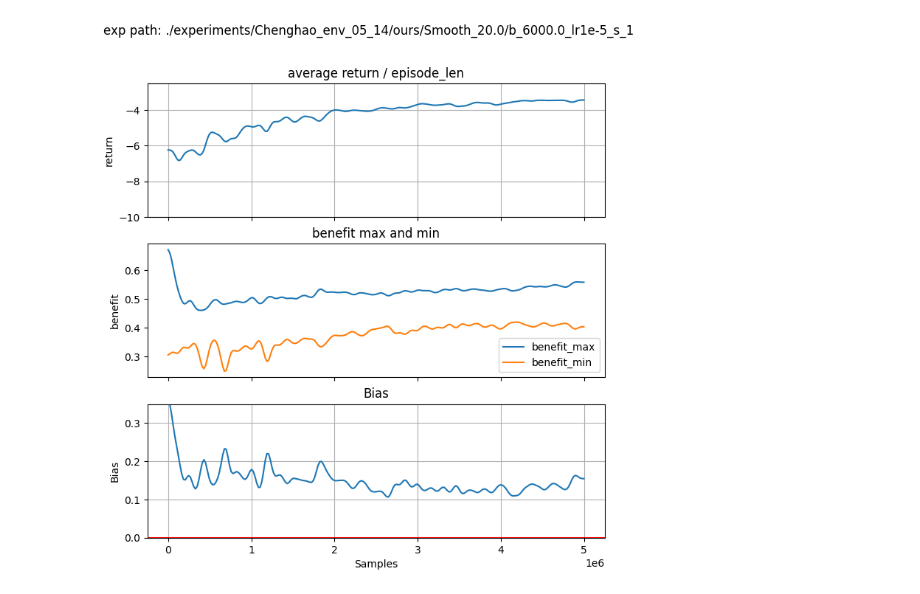
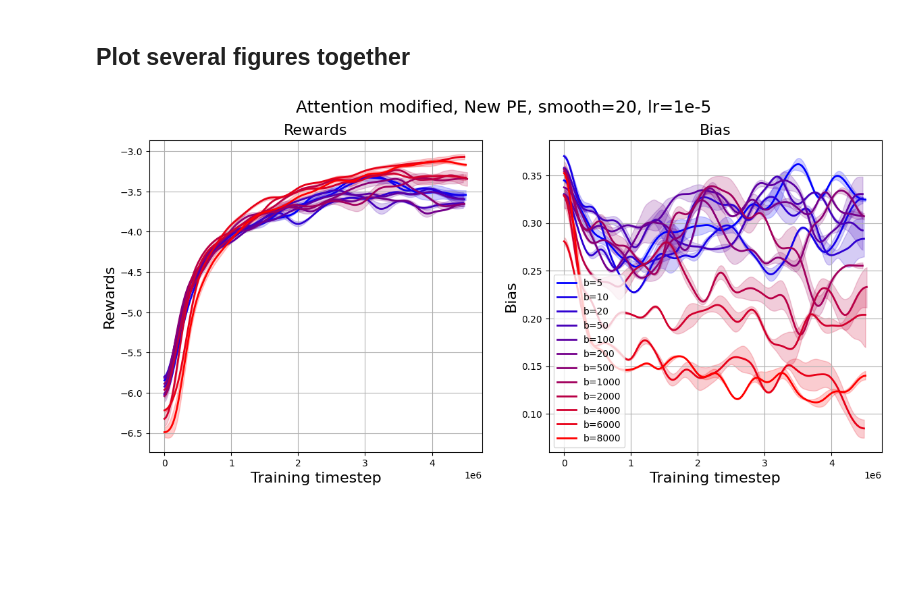
Before and after one commit to Yuancheng-Xu/ELBERT, a Jupyter notebook: attention_allocation_experiment/plot_xyc.ipynb, the cells around one changed output. Drawn from its saved outputs; the diff is of its cells as text; code cells hidden in the pictures; blank space fills up the shorter version.

```diff
--- a/attention_allocation_experiment/plot_xyc.ipynb
+++ b/attention_allocation_experiment/plot_xyc.ipynb
@@ -68,8 +63,13 @@ plot_return_bias(exp_path_base,save=False, smooth = 2)
 # %%
-exp_path_base = './experiments/Chenghao_env_05_14/ours/Smooth_20.0/'
-beta_list = [6000]
+## main coef = 1
+
+exp_path_base = './experiments/Chenghao_env_05_14/ours/newPE/Smooth_20.0/'
+beta_list = [5,10,20,50,100,200,500,1000,2000,4000,6000,8000]
+
+## main coef = 0
+
+# exp_path_base = './experiments/Chenghao_env_05_14/ours/newPE/MainCoef_0.0/Smooth_20.0'
+# beta_list = [5,10,20,50,100,200,500,1000,2000,4000,6000,8000]
 
 for beta in beta_list:
-    plot_return_bias(os.path.join(exp_path_base, 'b_'+ str(beta)+ '.0_lr1e-5' + str('_s_1')),save=False, smooth = 2)
+    plot_return_bias(os.path.join(exp_path_base, 'b_'+ str(beta)+ '.0_lr1e-5' + str('_s_0')),save=False, smooth = 2)
-# %% [output]
-[figure, removed]
@@ -90,0 +76,2 @@ for beta in beta_list:
+# %% [markdown]
+## Plot several figures together
@@ -90,0 +198,8 @@ for beta in beta_list:
+# %%
+exp_path_base = './experiments/Chenghao_env_05_14/ours/newPE/Smooth_20.0/'
+b_list = [5,10,20,50,100,200,500,1000,2000,4000,6000,8000]
+
+plot_ablation(exp_path_base,b_list,sigma_smooth=5,\
+              title="Attention modified, New PE, smooth=20, lr=1e-5")
+# %% [output]
+[figure, added]
```
Also changed, not shown: parts of 4 cells of this notebook, 8 other files.
